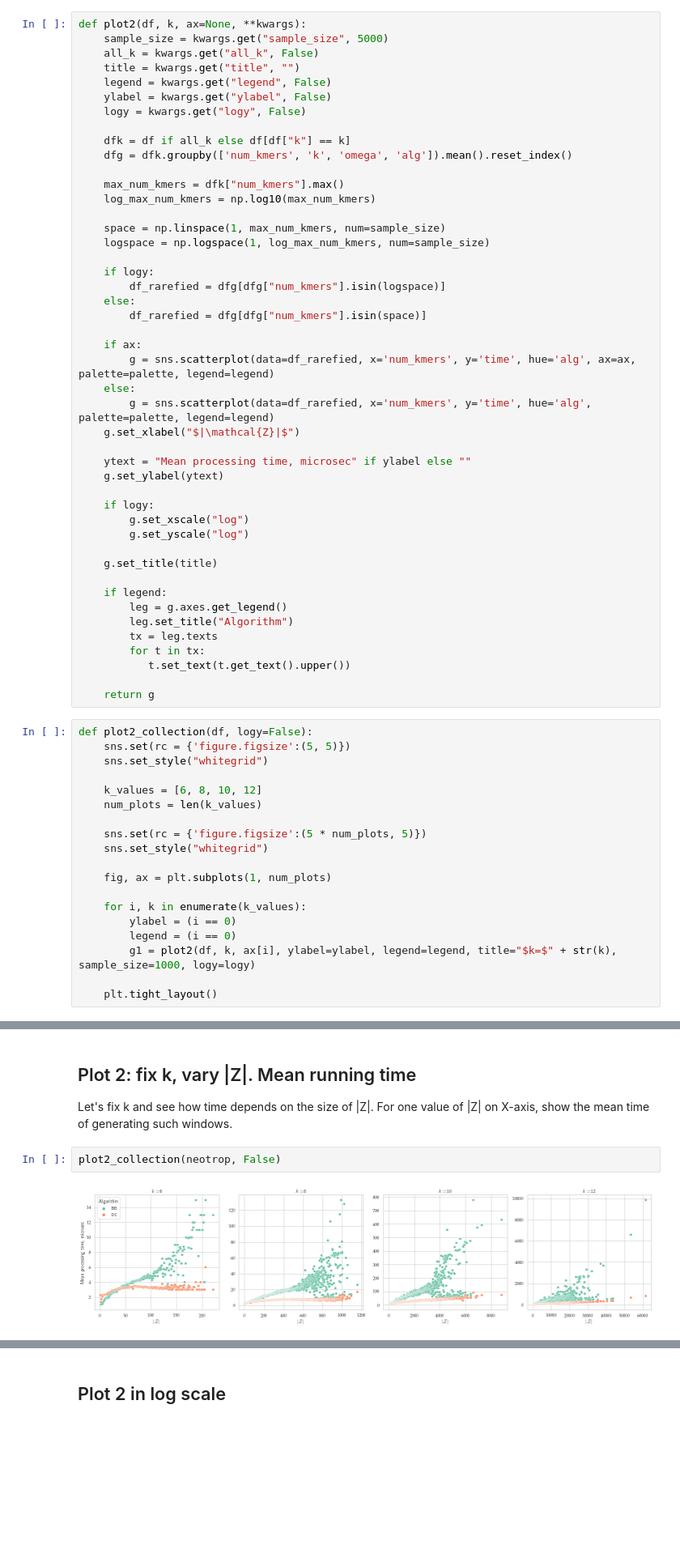
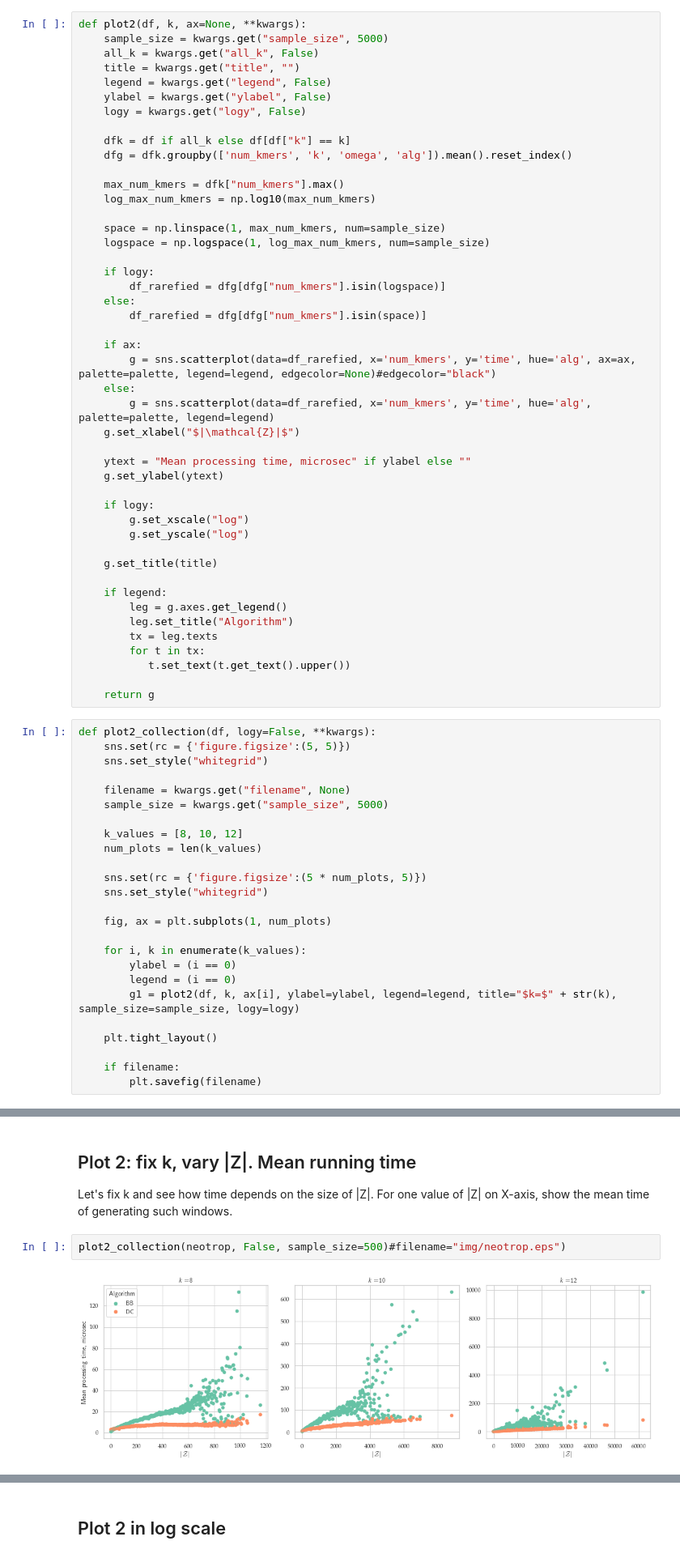
Before and after one commit to nromashchenko/pk-algs, a Jupyter notebook: plots_clean.ipynb, the cells around one changed output, grey strips where cells are left out. Shown: that part at 81% size. Cells and saved outputs as stored; diff of their text form; blank space fills up the shorter version.

```diff
--- a/plots_clean.ipynb
+++ b/plots_clean.ipynb
@@ -116,7 +117,7 @@ def plot2(df, k, ax=None, **kwargs):
         df_rarefied = dfg[dfg["num_kmers"].isin(space)]
 
     if ax:
-        g = sns.scatterplot(data=df_rarefied, x='num_kmers', y='time', hue='alg', ax=ax, palette=palette, legend=legend)
+        g = sns.scatterplot(data=df_rarefied, x='num_kmers', y='time', hue='alg', ax=ax, palette=palette, legend=legend, edgecolor=None)#edgecolor="black")
     else:
         g = sns.scatterplot(data=df_rarefied, x='num_kmers', y='time', hue='alg', palette=palette, legend=legend)
     g.set_xlabel("$|\mathcal{Z}|$")
@@ -139,11 +140,14 @@ def plot2(df, k, ax=None, **kwargs):
 
     return g
 # %%
-def plot2_collection(df, logy=False):
+def plot2_collection(df, logy=False, **kwargs):
     sns.set(rc = {'figure.figsize':(5, 5)})
     sns.set_style("whitegrid")
 
-    k_values = [6, 8, 10, 12]
+    filename = kwargs.get("filename", None)
+    sample_size = kwargs.get("sample_size", 5000)
+
+    k_values = [8, 10, 12]
     num_plots = len(k_values)
 
     sns.set(rc = {'figure.figsize':(5 * num_plots, 5)})
@@ -154,9 +158,12 @@ def plot2_collection(df, logy=False):
     for i, k in enumerate(k_values):
         ylabel = (i == 0)
         legend = (i == 0)
-        g1 = plot2(df, k, ax[i], ylabel=ylabel, legend=legend, title="$k=$" + str(k), sample_size=1000, logy=logy)
+        g1 = plot2(df, k, ax[i], ylabel=ylabel, legend=legend, title="$k=$" + str(k), sample_size=sample_size, logy=logy)
 
     plt.tight_layout()
+
+    if filename:
+        plt.savefig(filename)
 # %% [markdown]
 ### Neotrop
 
@@ -204,7 +211,7 @@ g = plot1_collection(d155)
 
 Let's fix k and see how time depends on the size of |Z|. For one value of |Z| on X-axis, show the mean time of generating such windows.
 # %%
-plot2_collection(neotrop, False)
+plot2_collection(neotrop, False, sample_size=500)#filename="img/neotrop.eps")
 # %% [output]
-[figure, old version]
+[figure, new version]
 # %%
```
Also changed, not shown: parts of 17 cells of this notebook, 9 other files.
